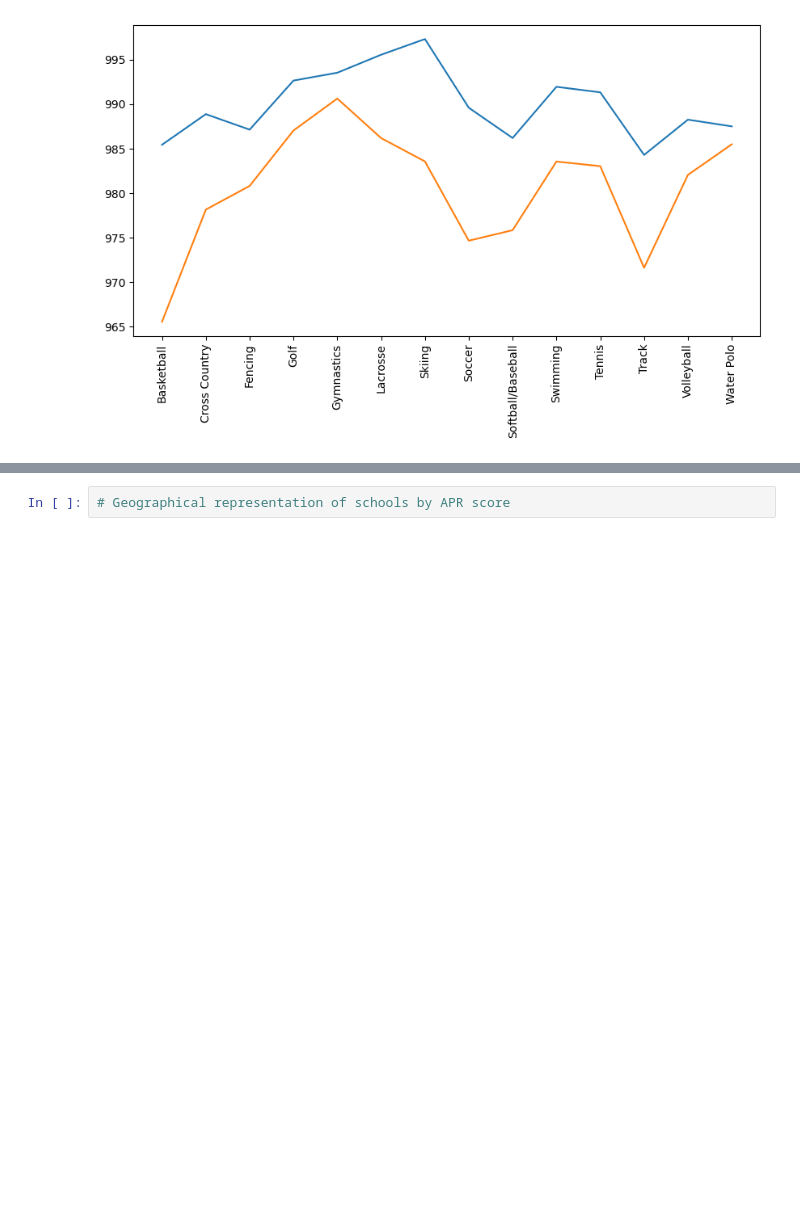
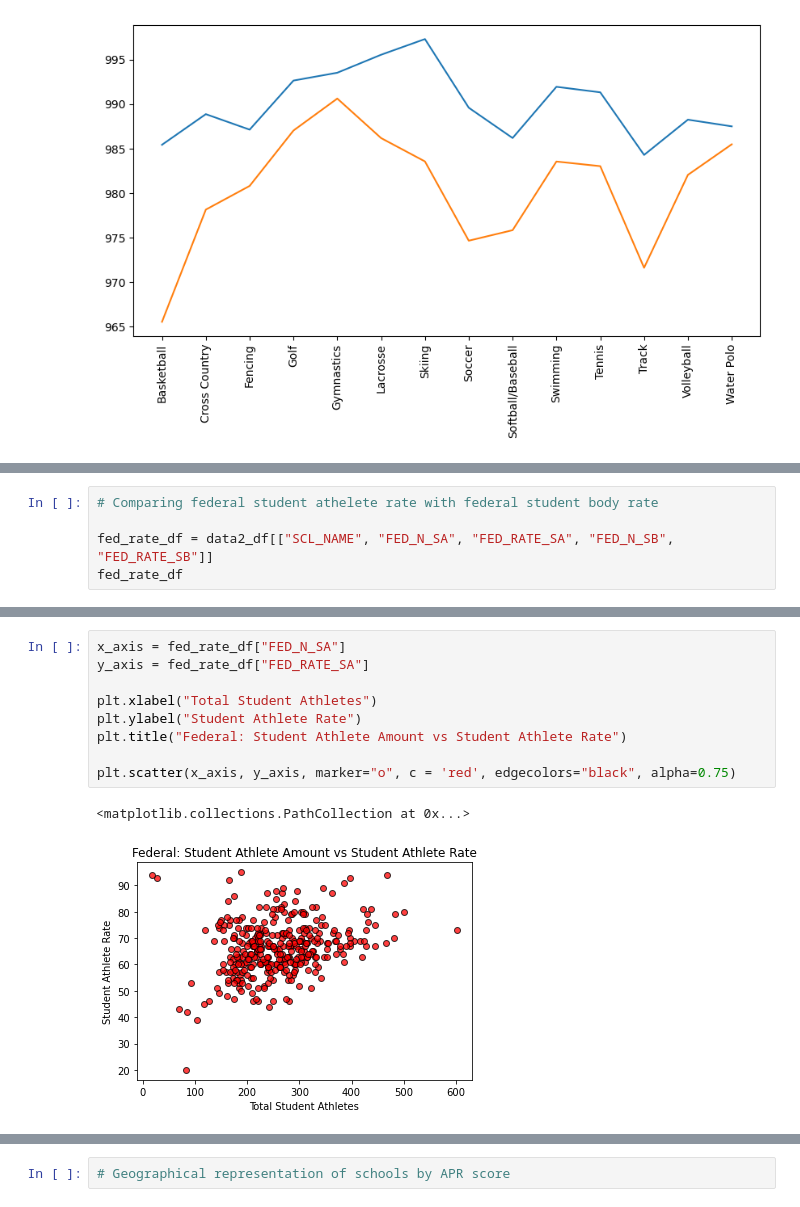
Before and after one commit to ashante112/Project1-Team2, a Jupyter notebook: Project1-Team2/Project1.ipynb, the cells around one changed output, grey strips where cells are left out. Saved outputs shown, nothing was run; the diff lists cells and outputs as text; blank space fills up the shorter version.

```diff
--- a/Project1-Team2/Project1.ipynb
+++ b/Project1-Team2/Project1.ipynb
@@ -196,0 +211,5 @@ plt.xticks(sport_list,rotation="vertical")
+# %%
+# Comparing federal student athelete rate with federal student body rate
+
+fed_rate_df = data2_df[["SCL_NAME", "FED_N_SA", "FED_RATE_SA", "FED_N_SB", "FED_RATE_SB"]]
+fed_rate_df
@@ -196,0 +230,12 @@ plt.xticks(sport_list,rotation="vertical")
+# %%
+x_axis = fed_rate_df["FED_N_SA"]
+y_axis = fed_rate_df["FED_RATE_SA"]
+
+plt.xlabel("Total Student Athletes")
+plt.ylabel("Student Athlete Rate")
+plt.title("Federal: Student Athlete Amount vs Student Athlete Rate")
+
+plt.scatter(x_axis, y_axis, marker="o", c = 'red', edgecolors="black", alpha=0.75)
+# %% [output]
+<matplotlib.collections.PathCollection at 0x...>
+[figure, added]
```
Also changed, not shown: parts of 7 cells of this notebook, 1 other file.
